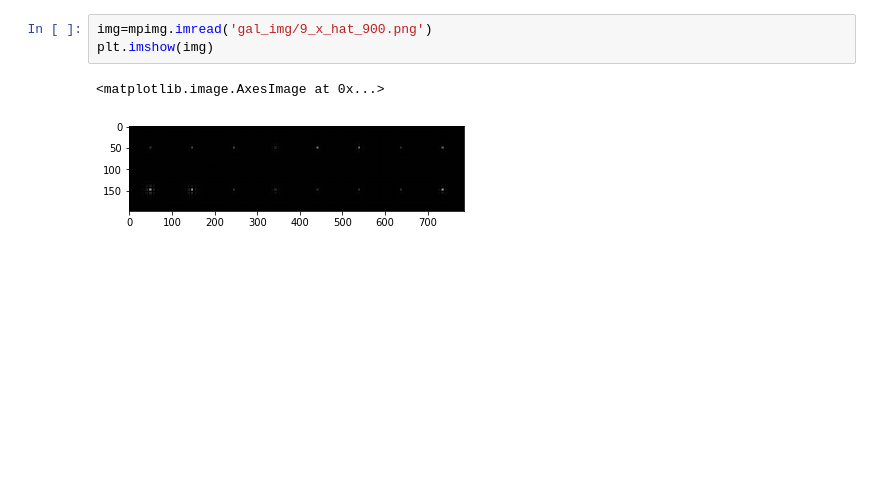
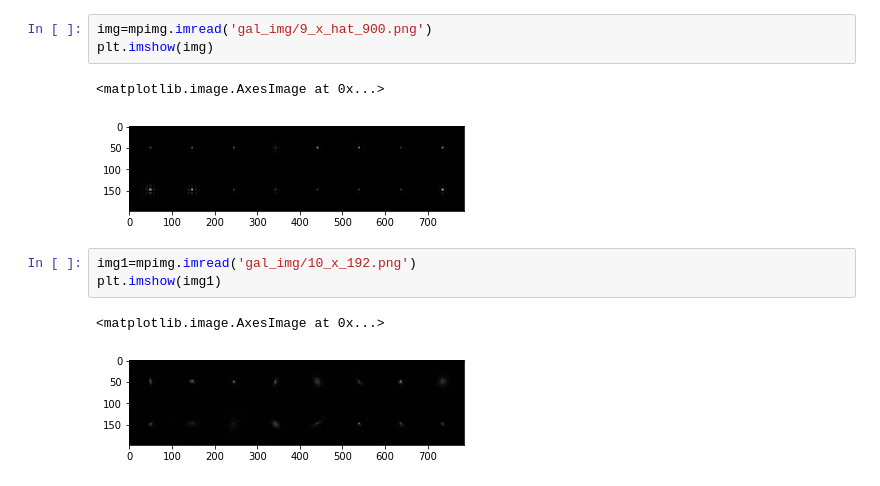
Before and after one commit to JunYinDM/GalaxyGenerativeModel, a Jupyter notebook: checkRes.ipynb, the cells around one changed output. Cells and saved outputs as stored; diff of their text form; blank space fills up the shorter version.

```diff
--- a/checkRes.ipynb
+++ b/checkRes.ipynb
@@ -81,3 +82,9 @@ plt.imshow(img)
 # %% [output]
 <matplotlib.image.AxesImage at 0x...>
 [figure]
+# %%
+img1=mpimg.imread('gal_img/10_x_192.png')
+plt.imshow(img1)
+# %% [output]
+<matplotlib.image.AxesImage at 0x...>
+[figure, added]
```
Also changed, not shown: parts of 16 cells of this notebook, 1 other file.
